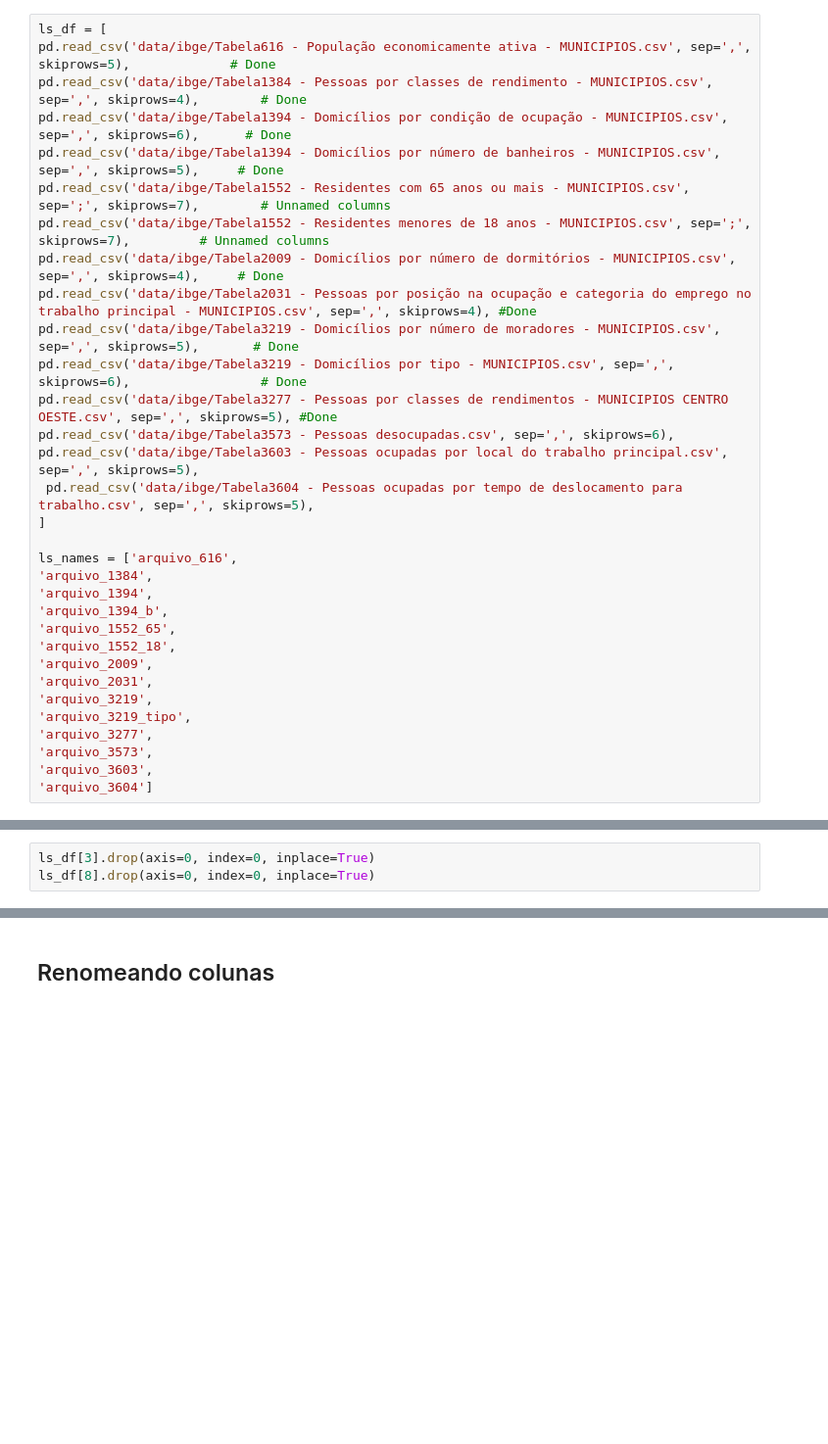
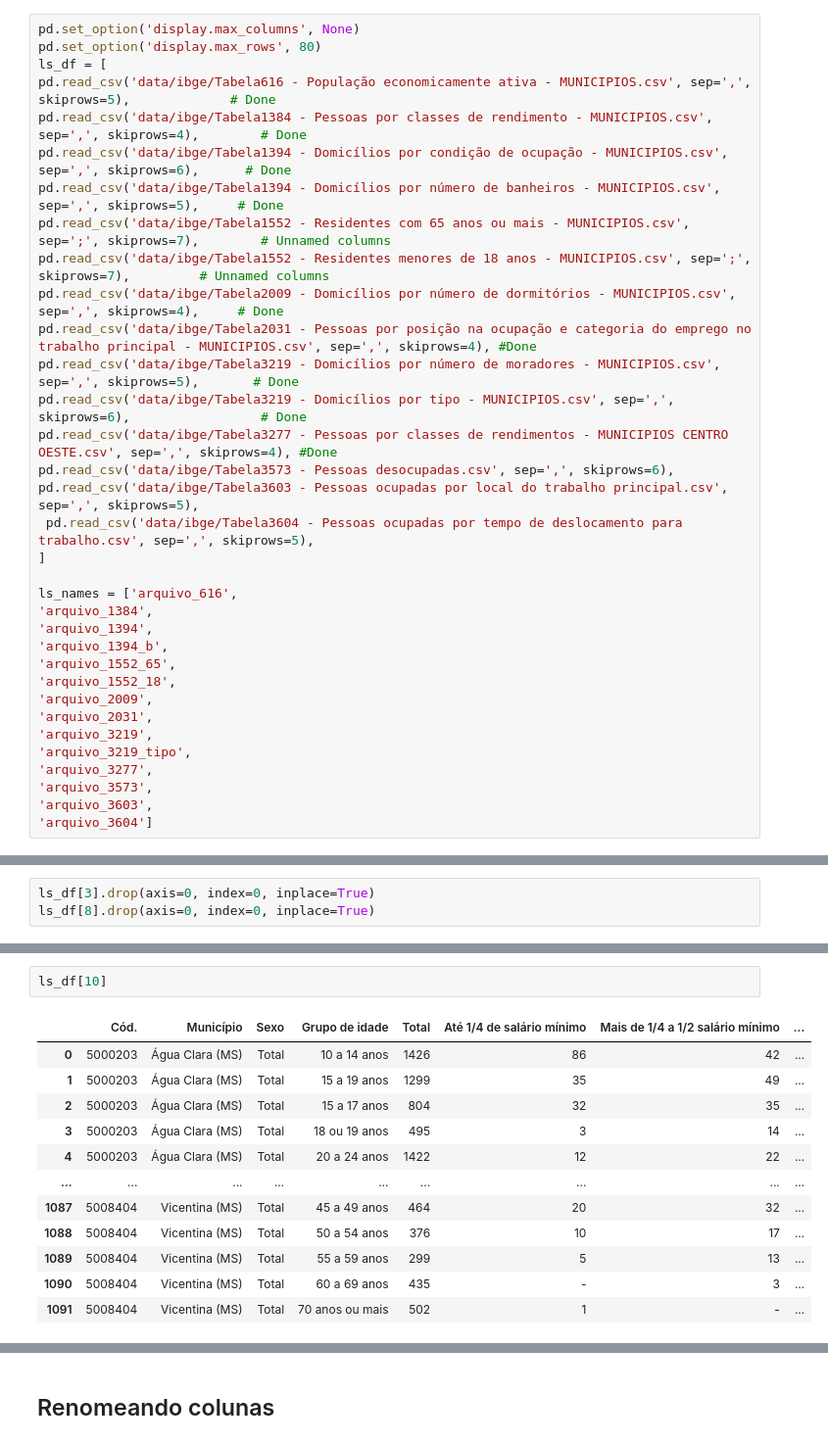
Before and after one commit to arthurchieppe/projetoInfGeo, a Jupyter notebook: Mato_Grosso_do_Sul.ipynb, the cells around one changed output, grey strips where cells are left out. Shown at 98% size. Saved outputs shown, nothing was run; the diff lists cells and outputs as text; blank space fills up the shorter version.

```diff
--- a/Mato_Grosso_do_Sul.ipynb
+++ b/Mato_Grosso_do_Sul.ipynb
@@ -84,6 +97,8 @@ plt.show()
 # %% [markdown]
 # Concatenando Tabelas
 # %%
+pd.set_option('display.max_columns', None)
+pd.set_option('display.max_rows', 80)
 ls_df = [
 pd.read_csv('data/ibge/Tabela616 - População economicamente ativa - MUNICIPIOS.csv', sep=',', skiprows=5),             # Done
 pd.read_csv('data/ibge/Tabela1384 - Pessoas por classes de rendimento - MUNICIPIOS.csv', sep=',', skiprows=4),        # Done
@@ -95,7 +110,7 @@ pd.read_csv('data/ibge/Tabela2009 - Domicílios por número de dormitórios - MU
 pd.read_csv('data/ibge/Tabela2031 - Pessoas por posição na ocupação e categoria do emprego no trabalho principal - MUNICIPIOS.csv', sep=',', skiprows=4), #Done
 pd.read_csv('data/ibge/Tabela3219 - Domicílios por número de moradores - MUNICIPIOS.csv', sep=',', skiprows=5),       # Done
 pd.read_csv('data/ibge/Tabela3219 - Domicílios por tipo - MUNICIPIOS.csv', sep=',', skiprows=6),                 # Done
-pd.read_csv('data/ibge/Tabela3277 - Pessoas por classes de rendimentos - MUNICIPIOS CENTRO OESTE.csv', sep=',', skiprows=5), #Done
+pd.read_csv('data/ibge/Tabela3277 - Pessoas por classes de rendimentos - MUNICIPIOS CENTRO OESTE.csv', sep=',', skiprows=4), #Done
 pd.read_csv('data/ibge/Tabela3573 - Pessoas desocupadas.csv', sep=',', skiprows=6),
 pd.read_csv('data/ibge/Tabela3603 - Pessoas ocupadas por local do trabalho principal.csv', sep=',', skiprows=5),
  pd.read_csv('data/ibge/Tabela3604 - Pessoas ocupadas por tempo de deslocamento para trabalho.csv', sep=',', skiprows=5),
@@ -122,0 +156,15 @@ ls_df[8].drop(axis=0, index=0, inplace=True)
+# %%
+ls_df[10]
+# %% [output]
+|  | Cód. | Município | Sexo | Grupo de idade | Total | Até 1/4 de salário mínimo | Mais de 1/4 a 1/2 salário mínimo | ... |
+| 0 | 5000203 | Água Clara (MS) | Total | 10 a 14 anos | 1426 | 86 | 42 | ... |
+| 1 | 5000203 | Água Clara (MS) | Total | 15 a 19 anos | 1299 | 35 | 49 | ... |
+| 2 | 5000203 | Água Clara (MS) | Total | 15 a 17 anos | 804 | 32 | 35 | ... |
+| 3 | 5000203 | Água Clara (MS) | Total | 18 ou 19 anos | 495 | 3 | 14 | ... |
+| 4 | 5000203 | Água Clara (MS) | Total | 20 a 24 anos | 1422 | 12 | 22 | ... |
+| ... | ... | ... | ... | ... | ... | ... | ... | ... |
+| 1087 | 5008404 | Vicentina (MS) | Total | 45 a 49 anos | 464 | 20 | 32 | ... |
+| 1088 | 5008404 | Vicentina (MS) | Total | 50 a 54 anos | 376 | 10 | 17 | ... |
+| 1089 | 5008404 | Vicentina (MS) | Total | 55 a 59 anos | 299 | 5 | 13 | ... |
+| 1090 | 5008404 | Vicentina (MS) | Total | 60 a 69 anos | 435 | - | 3 | ... |
+| 1091 | 5008404 | Vicentina (MS) | Total | 70 anos ou mais | 502 | 1 | - | ... |
```
Also changed, not shown: parts of 20 cells of this notebook.
